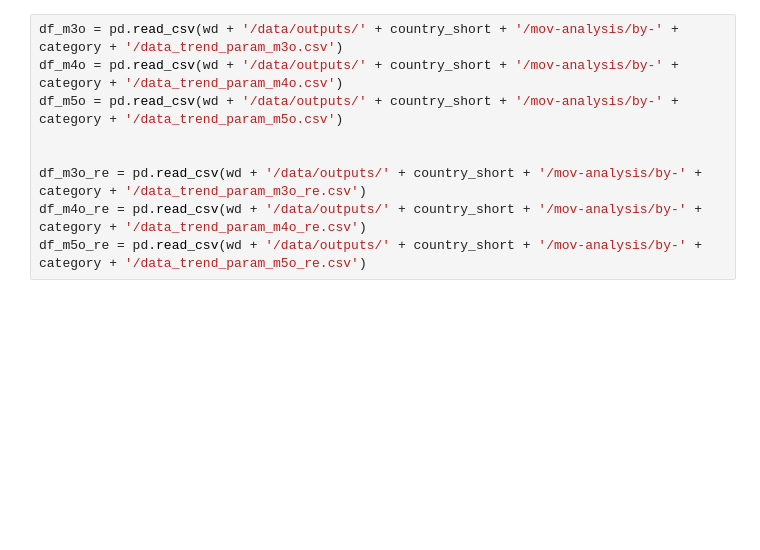
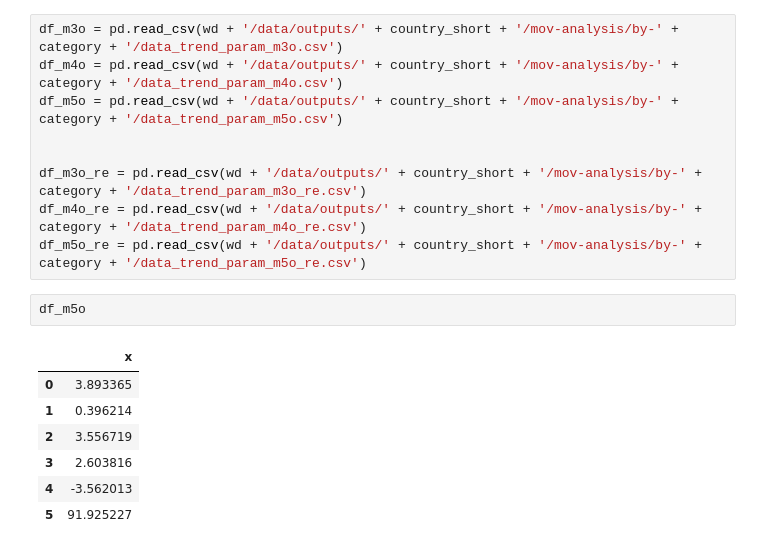
Before and after one commit to carmen-cabrera/latin-mobility-covid, a Jupyter notebook: code/analysis/06a-analysis-trend-results-re-models.ipynb, the cells around one changed output. Saved outputs shown, nothing was run; the diff lists cells and outputs as text; blank space fills up the shorter version.

```diff
--- a/code/analysis/06a-analysis-trend-results-re-models.ipynb
+++ b/code/analysis/06a-analysis-trend-results-re-models.ipynb
@@ -66,3 +66,13 @@ df_m5o = pd.read_csv(wd + '/data/outputs/' + country_short + '/mov-analysis/by-'
 df_m3o_re = pd.read_csv(wd + '/data/outputs/' + country_short + '/mov-analysis/by-' + category + '/data_trend_param_m3o_re.csv')
 df_m4o_re = pd.read_csv(wd + '/data/outputs/' + country_short + '/mov-analysis/by-' + category + '/data_trend_param_m4o_re.csv')
 df_m5o_re = pd.read_csv(wd + '/data/outputs/' + country_short + '/mov-analysis/by-' + category + '/data_trend_param_m5o_re.csv')
+# %%
+df_m5o
+# %% [output]
+|  | x |
+| 0 | 3.893365 |
+| 1 | 0.396214 |
+| 2 | 3.556719 |
+| 3 | 2.603816 |
+| 4 | -3.562013 |
+| 5 | 91.925227 |
```
Also changed, not shown: parts of 7 cells of this notebook, 7 other files.
